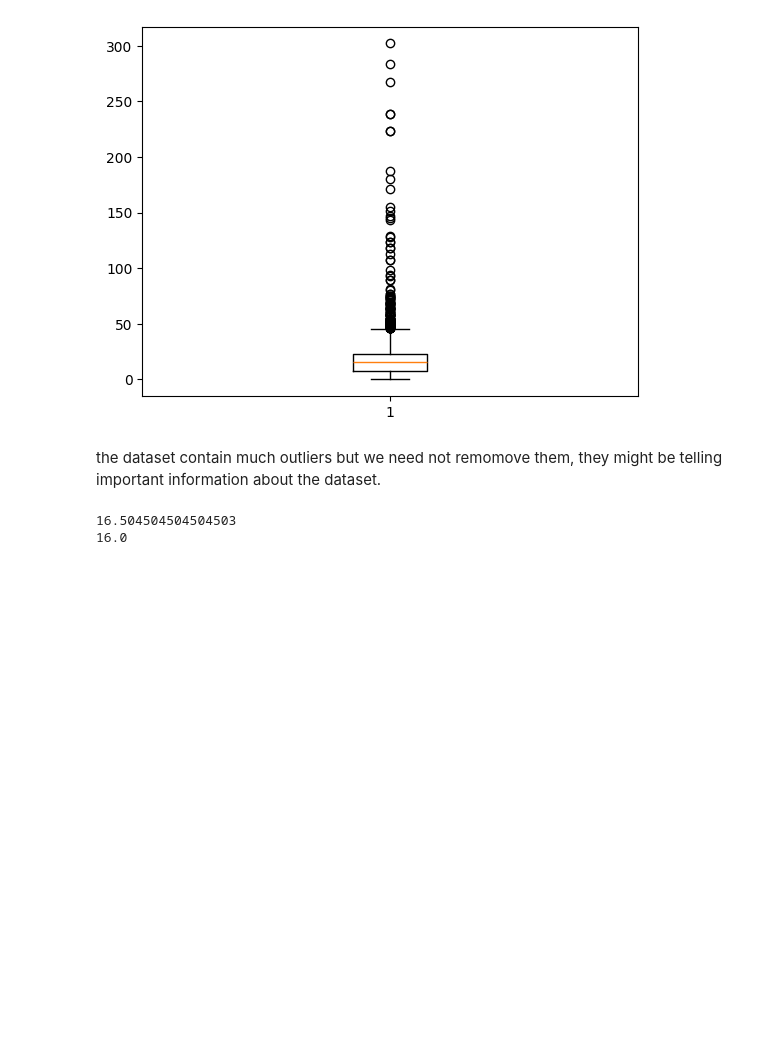
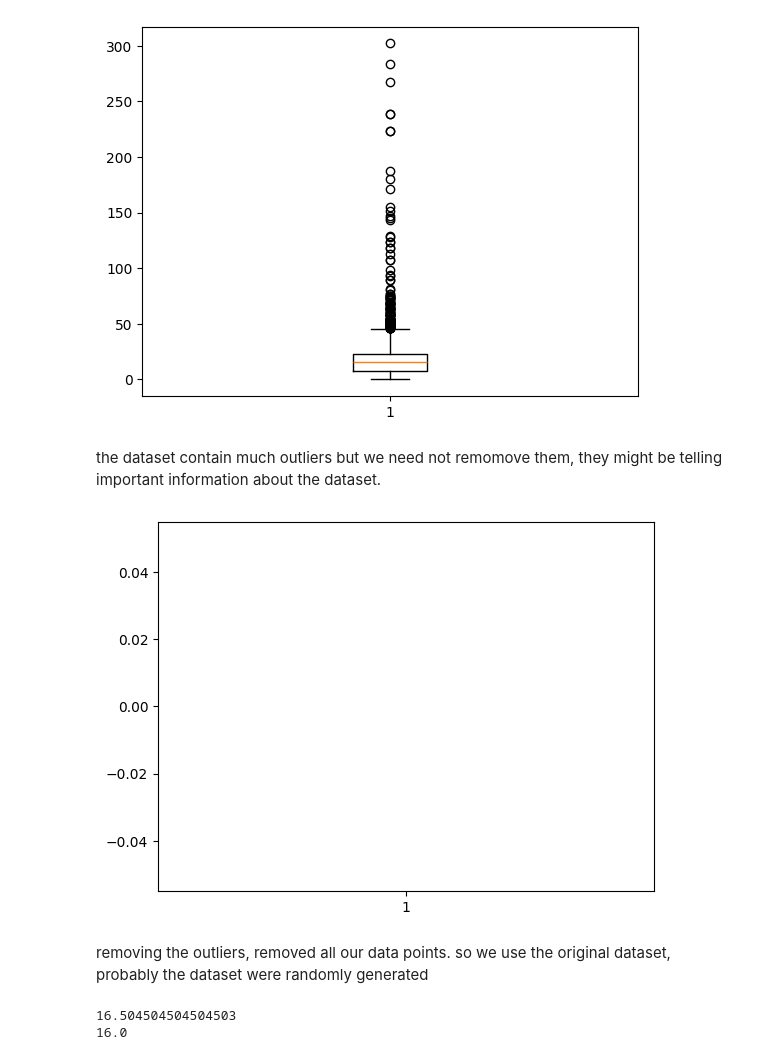
Before and after one commit to amiegirl/InnomaticsResearchLabs, a Jupyter notebook: Task3_bonus_question.ipynb, the cells around one changed output. Drawn from its saved outputs; the diff is of its cells as text; code cells hidden in the pictures; blank space fills up the shorter version.

```diff
--- a/Task3_bonus_question.ipynb
+++ b/Task3_bonus_question.ipynb
@@ -122,6 +127,12 @@ upper =orders_count_hourly['order_id'].quantile(0.75) - 1.5 *iqr
 # %%
 clean_orders_count_hourly = orders_count_hourly[(orders_count_hourly['order_id'] >= lower)
                                                  & (orders_count_hourly['order_id'] <= upper)]
+# %%
+plt.boxplot(clean_orders_count_hourly['order_id']);
+# %% [output]
+[figure, added]
+# %% [markdown]
+removing the outliers, removed all our data points. so we use the original dataset, probably the dataset were randomly generated
 # %%
 # getting the mean and median in the dataset
 mean = orders_count_hourly['order_id'].mean()
```
Also changed, not shown: parts of 3 cells of this notebook.
